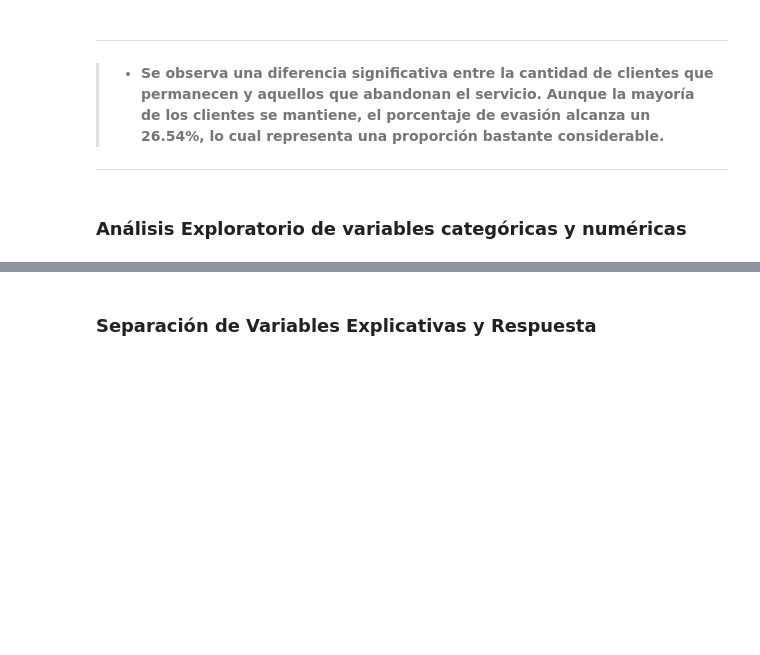
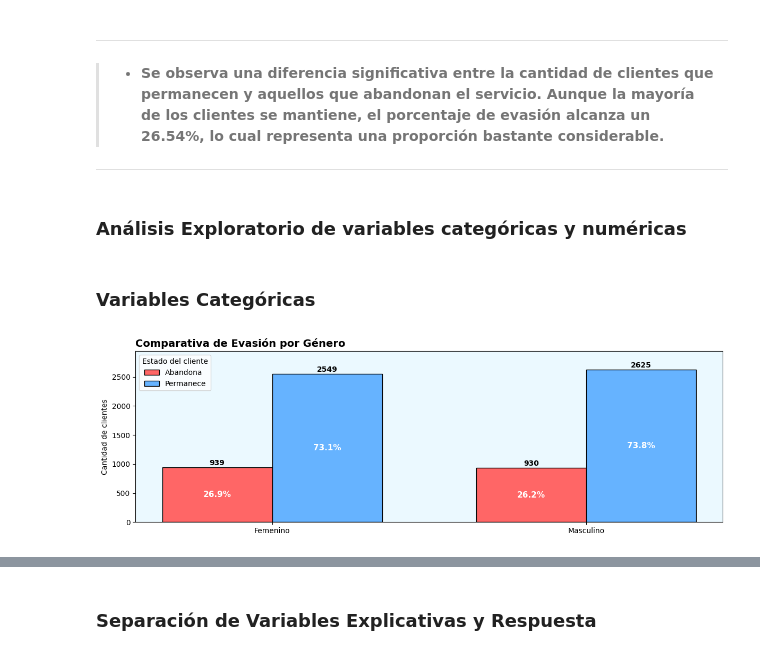
Before and after one commit to DanielRaiicHu/telecom_x_2, a Jupyter notebook: telecom_x_2.ipynb, the cells around one changed output, grey strips where cells are left out. Saved outputs shown, nothing was run; the diff lists cells and outputs as text; code cells hidden in the pictures; blank space fills up the shorter version.

```diff
--- a/telecom_x_2.ipynb
+++ b/telecom_x_2.ipynb
@@ -663,3 +562,63 @@ plt.show()
 ---
 # %% [markdown]
 ### **Análisis Exploratorio de variables categóricas y numéricas**
+# %% [markdown]
+### **Variables Categóricas**
+# %%
+# Género
+
+def comparativa_genero():
+
+    orden_gen = ['Femenino', 'Masculino']
+    mapa_ev  = {'Sí': 'Abandona', 'No': 'Permanece'}
+
+    tabla = (
+        datos.groupby(['Genero', 'Evasion'])
+             .size()
+             .unstack(fill_value=0)
+             .rename(columns=mapa_ev)
+             .reindex(orden_gen)
+    )
+
+
+    totales = tabla.sum(axis=1)
+    pct_ab  = (tabla['Abandona']  / totales * 100).round(1)
+    pct_per = (tabla['Permanece'] / totales * 100).round(1)
+
+    fig, ax = plt.subplots(figsize=(12, 4))
+    x = np.arange(len(orden_gen))
+    width = 0.35
+
+    b1 = ax.bar(x - width/2, tabla['Abandona'],  width,
+                color=color_no, edgecolor='black', label='Abandona')
+    b2 = ax.bar(x + width/2, tabla['Permanece'], width,
+                color=color_si, edgecolor='black', label='Permanece')
+
+    ax.set_title('Comparativa de Evasión por Género', fontsize=14, fontweight='bold', loc='left')
+    ax.set_ylabel('Cantidad de clientes')
+    ax.set_xticks(x)
+    ax.set_xticklabels(orden_gen)
+    ax.set_facecolor(color_interior)
+    ax.legend(title='Estado del cliente', loc='upper left')
+
+    for bar in list(b1) + list(b2):
+        h = bar.get_height()
+        ax.text(bar.get_x() + bar.get_width()/2, h + 10, f'{int(h)}',
+                ha='center', va='bottom', fontsize=10, fontweight='bold')
+
+
+    for i, bar in enumerate(b1):
+        ax.text(bar.get_x() + bar.get_width()/2, bar.get_height()/2, f'{pct_ab.iloc[i]}%',
+                ha='center', va='center', color='white', fontsize=11, fontweight='bold')
+
+    for i, bar in enumerate(b2):
+        ax.text(bar.get_x() + bar.get_width()/2, bar.get_height()/2, f'{pct_per.iloc[i]}%',
+                ha='center', va='center', color='white', fontsize=11, fontweight='bold')
+
+    ax.set_ylim(0, (tabla.values.max()*1.12))
+    plt.tight_layout()
+    return plt
+
+comparativa_genero().show()
+# %% [output]
+[figure, added]
```
Also changed, not shown: parts of 34 cells of this notebook.
